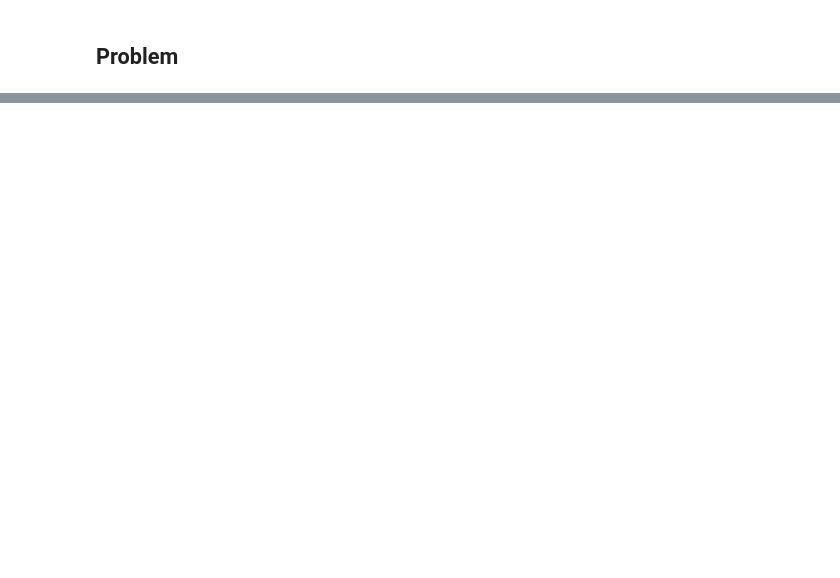
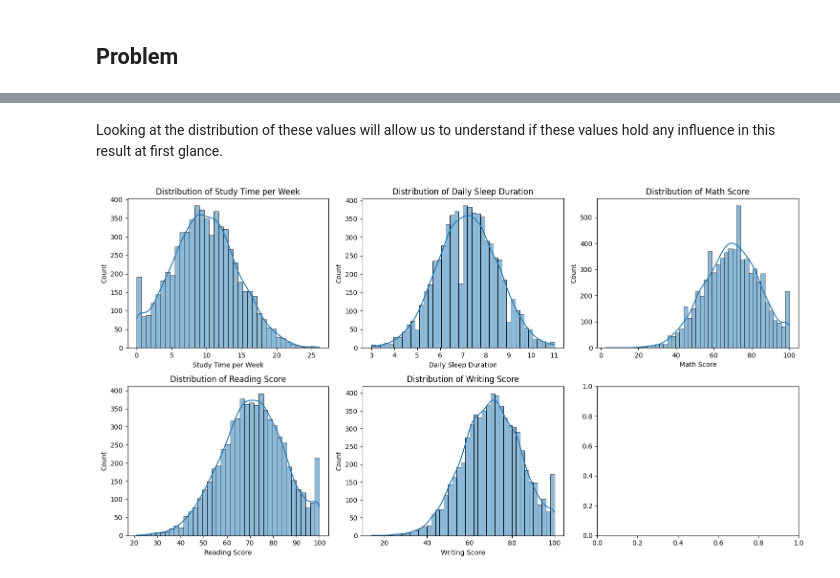
Before and after one commit to braulio-dev/cetys-icc-compint, a Jupyter notebook: 1. EDA & Preprocessing/main.ipynb, the cells around one changed output, grey strips where cells are left out. Saved outputs shown, nothing was run; the diff lists cells and outputs as text; code cells hidden in the pictures; blank space fills up the shorter version.

```diff
--- a/1. EDA & Preprocessing/main.ipynb
+++ b/1. EDA & Preprocessing/main.ipynb
@@ -35,0 +33,3 @@ I believe the remaining features will aid in making a fair prediction of the abo
+# %%
+data = pd.read_csv('./data.csv')
+data.info()
@@ -35,0 +110,15 @@ I believe the remaining features will aid in making a fair prediction of the abo
+# %% [markdown]
+Looking at the distribution of these values will allow us to understand if these values hold any influence in this result at first glance.
+# %%
+numerical_cols = ['Study Time per Week', 'Daily Sleep Duration', 'Math Score', 'Reading Score', 'Writing Score']
+
+fig, axes = plt.subplots(nrows=2, ncols=3, figsize=(15, 8))
+axes = axes.flatten()
+for i, col in enumerate(numerical_cols):
+    sns.histplot(data[col].dropna(), ax=axes[i], kde=True)
+    axes[i].set_title(f'Distribution of {col}')
+plt.tight_layout()
+plt.show()
+numerical_cols.remove('Math Score')
+# %% [output]
+[figure, added]
```
Also changed, not shown: parts of 42 cells of this notebook, 2 other files.
